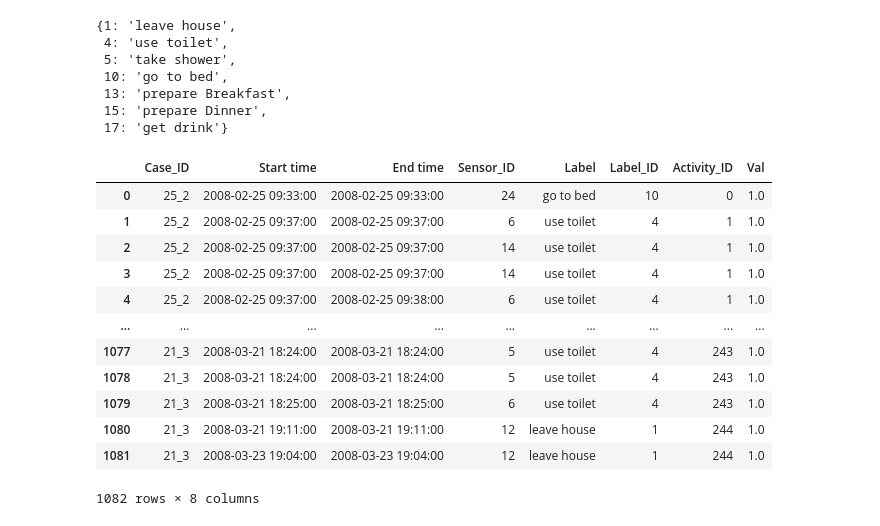
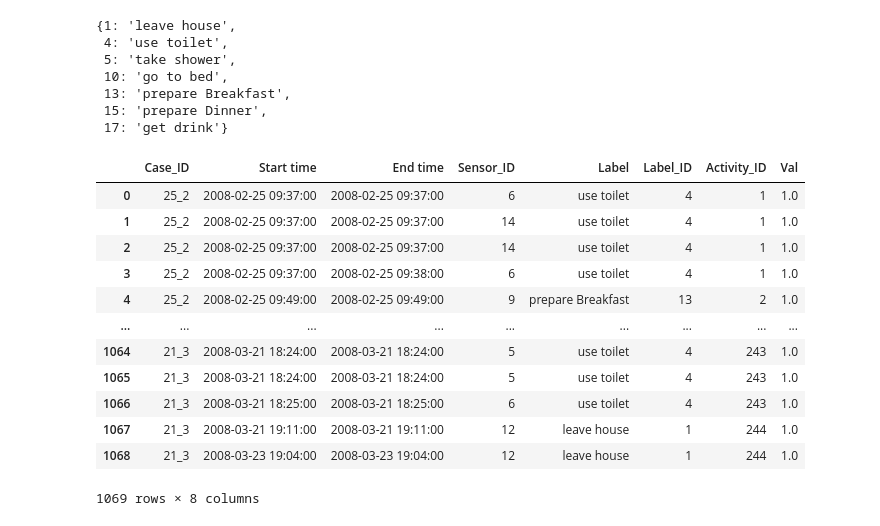
Before and after one commit to gemmadifederico/VIOLA, a Jupyter notebook: kasterenDataset/LogPreprocessing - nogrouping.ipynb, the cells around one changed output. Cells and saved outputs as stored; diff of their text form; code cells hidden in the pictures.

```diff
--- a/kasterenDataset/LogPreprocessing - nogrouping.ipynb
+++ b/kasterenDataset/LogPreprocessing - nogrouping.ipynb
@@ -59,46 +59,48 @@ dd
 # %%
 newdataset = pd.DataFrame(columns = ["Case_ID","Start time","End time","Sensor_ID","Label","Label_ID","Activity_ID",])
 i = 0
 for index, row in actData.iterrows():
     # I have the activity label and I have to select all the measurements that are between the starting and the end date
     if(row["Start time"]>row["End time"]):
         print("There is an error in the labels dataset, " + str(index))
         pass
     # If the end time of this event is greater then the start time of the next event, just consider as ending time the next start time
     if(index<(len(actData)-1) and actData.loc[index+1]["Start time"]< row["End time"]):
         mask = (senseData['Start time'] >= row["Start time"]) & (senseData['End time'] <= actData.loc[index+1]["Start time"])
     else: mask = (senseData['Start time'] >= row["Start time"]) & (senseData['End time'] <= row["End time"])
     temp = senseData.loc[mask]
-    temp = temp.assign(Label=dd[row["ID"]])
-    temp = temp.assign(Label_ID=row["ID"])
-    temp = temp.assign(Activity_ID=index)
-    temp = temp.assign(Case_ID=str(row["Start time"].day)+"_"+str(+row["Start time"].month))
-    newdataset = pd.concat([newdataset, temp], ignore_index=True)
+    if(len(senseData.loc[mask]) > 1):
+        temp = temp.assign(Label=dd[row["ID"]])
+        temp = temp.assign(Label_ID=row["ID"])
+        temp = temp.assign(Activity_ID=index)
+        temp = temp.assign(Case_ID=str(row["Start time"].day)+"_"+str(+row["Start time"].month))
+        newdataset = pd.concat([newdataset, temp], ignore_index=True)
+    else: pass
     # ATTENTION
     # There are cases in which the time range in the activity label, doesn't match any measurements
     # E.g. there is the following activity:
     #   2011-11-28 20:21:15,2011-11-29 02:06:00,Spare_Time/TV
     # but the corresponding sensor measurement is:
     #   2011-11-28 20:21:15,2011-11-29 02:06:51,Seat,Pressure,Living
     # As can be noticed, the ending time of the measurement is later than the ending time of the activity
 
     # print(i)
     # i += 1
     # if(i==2):
     #     print(newdataset)
     #     break
 newdataset
 # %% [output]
 |  | Case_ID | Start time | End time | Sensor_ID | Label | Label_ID | Activity_ID | Val |
-| 0 | 25_2 | 2008-02-25 09:33:00 | 2008-02-25 09:33:00 | 24 | go to bed | 10 | 0 | 1.0 |
-| 1 | 25_2 | 2008-02-25 09:37:00 | 2008-02-25 09:37:00 | 6 | use toilet | 4 | 1 | 1.0 |
+| 0 | 25_2 | 2008-02-25 09:37:00 | 2008-02-25 09:37:00 | 6 | use toilet | 4 | 1 | 1.0 |
+| 1 | 25_2 | 2008-02-25 09:37:00 | 2008-02-25 09:37:00 | 14 | use toilet | 4 | 1 | 1.0 |
 | 2 | 25_2 | 2008-02-25 09:37:00 | 2008-02-25 09:37:00 | 14 | use toilet | 4 | 1 | 1.0 |
-| 3 | 25_2 | 2008-02-25 09:37:00 | 2008-02-25 09:37:00 | 14 | use toilet | 4 | 1 | 1.0 |
-| 4 | 25_2 | 2008-02-25 09:37:00 | 2008-02-25 09:38:00 | 6 | use toilet | 4 | 1 | 1.0 |
+| 3 | 25_2 | 2008-02-25 09:37:00 | 2008-02-25 09:38:00 | 6 | use toilet | 4 | 1 | 1.0 |
+| 4 | 25_2 | 2008-02-25 09:49:00 | 2008-02-25 09:49:00 | 9 | prepare Breakfast | 13 | 2 | 1.0 |
 | ... | ... | ... | ... | ... | ... | ... | ... | ... |
-| 1077 | 21_3 | 2008-03-21 18:24:00 | 2008-03-21 18:24:00 | 5 | use toilet | 4 | 243 | 1.0 |
-| 1078 | 21_3 | 2008-03-21 18:24:00 | 2008-03-21 18:24:00 | 5 | use toilet | 4 | 243 | 1.0 |
-| 1079 | 21_3 | 2008-03-21 18:25:00 | 2008-03-21 18:25:00 | 6 | use toilet | 4 | 243 | 1.0 |
-| 1080 | 21_3 | 2008-03-21 19:11:00 | 2008-03-21 19:11:00 | 12 | leave house | 1 | 244 | 1.0 |
-| 1081 | 21_3 | 2008-03-23 19:04:00 | 2008-03-23 19:04:00 | 12 | leave house | 1 | 244 | 1.0 |
+| 1064 | 21_3 | 2008-03-21 18:24:00 | 2008-03-21 18:24:00 | 5 | use toilet | 4 | 243 | 1.0 |
+| 1065 | 21_3 | 2008-03-21 18:24:00 | 2008-03-21 18:24:00 | 5 | use toilet | 4 | 243 | 1.0 |
+| 1066 | 21_3 | 2008-03-21 18:25:00 | 2008-03-21 18:25:00 | 6 | use toilet | 4 | 243 | 1.0 |
+| 1067 | 21_3 | 2008-03-21 19:11:00 | 2008-03-21 19:11:00 | 12 | leave house | 1 | 244 | 1.0 |
+| 1068 | 21_3 | 2008-03-23 19:04:00 | 2008-03-23 19:04:00 | 12 | leave house | 1 | 244 | 1.0 |
-1082 rows × 8 columns
+1069 rows × 8 columns
```
Also changed, not shown: parts of 5 cells of this notebook.
